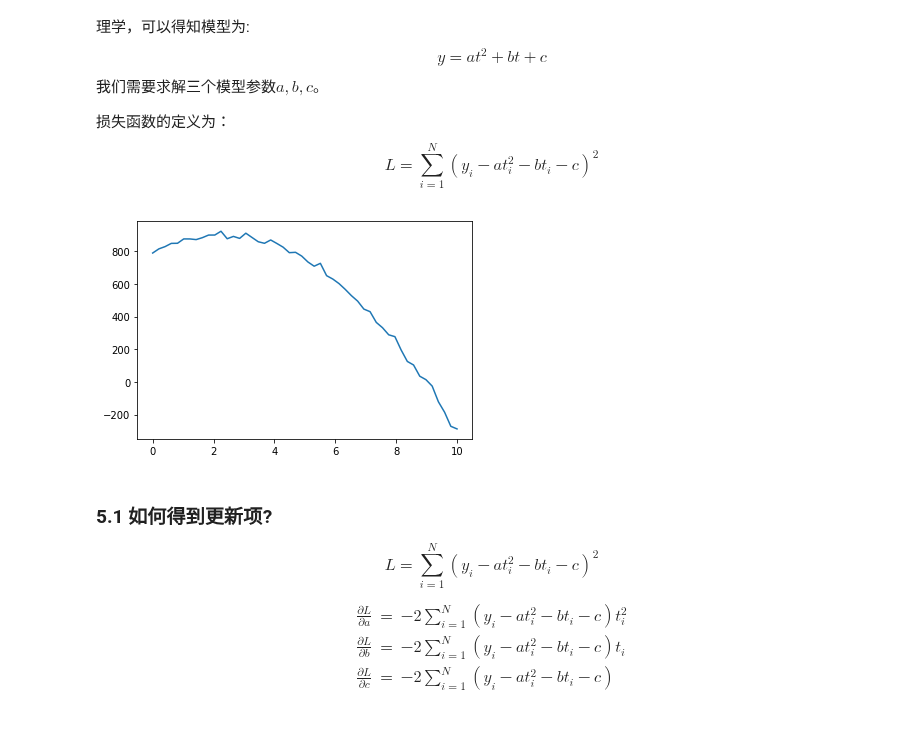
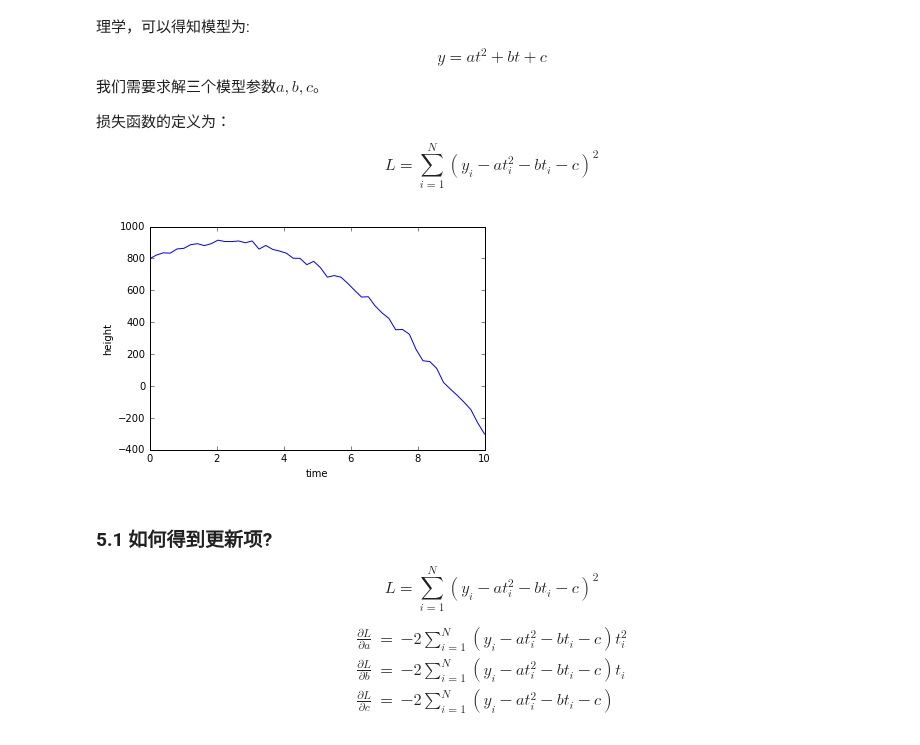
Before and after one commit to bushuhui/machinelearning_notebook, a Jupyter notebook: 4_logistic_regression/1-Least_squares.ipynb, the cells around one changed output. Drawn from its saved outputs; the diff is of its cells as text; code cells hidden in the pictures.

```diff
--- a/4_logistic_regression/1-Least_squares.ipynb
+++ b/4_logistic_regression/1-Least_squares.ipynb
@@ -267,20 +267,23 @@ $$
 # %%
 %matplotlib inline
 import matplotlib.pyplot as plt
 import numpy as np
 
 pa = -20
 pb = 90
 pc = 800
 
 t = np.linspace(0, 10)
 y = pa*t**2 + pb*t + pc + np.random.randn(np.size(t))*15
 
 
 plt.plot(t, y)
+plt.xlabel("time")
+plt.ylabel("height")
+plt.savefig("missle_taj.pdf")
 plt.show()
 # %% [output]
-[figure, old version]
+[figure, new version]
 # %% [markdown]
 ### 5.1 如何得到更新项?
 
```
Also changed, not shown: parts of 2 cells of this notebook, 17 other files.
